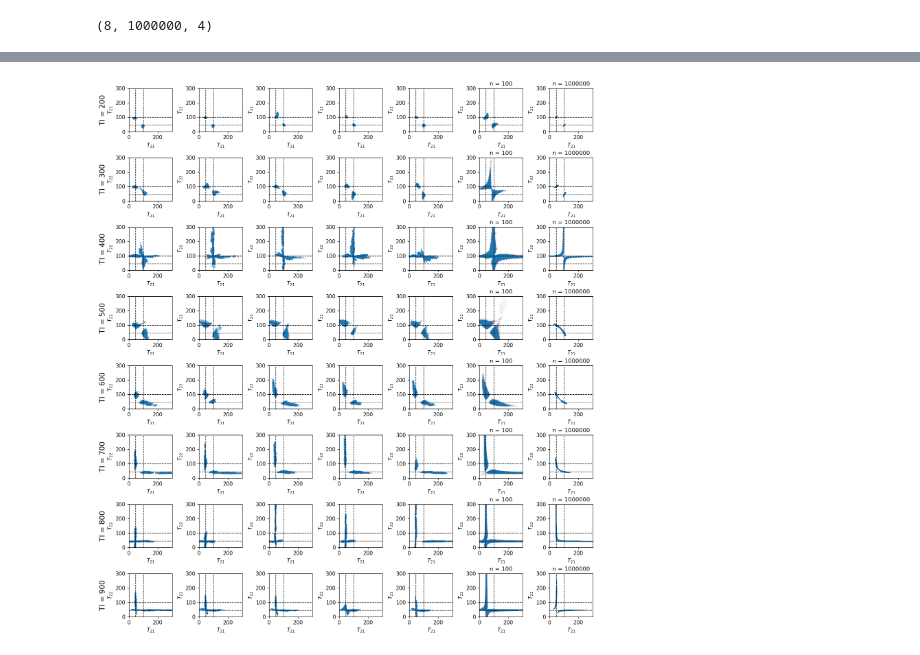
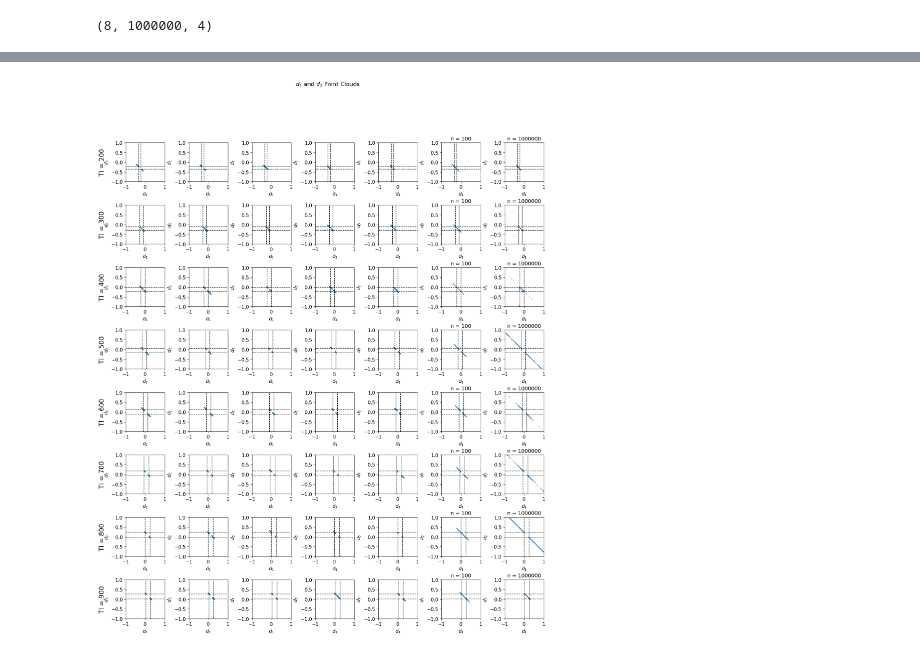
Before and after one commit to Griffin997/Stabilization, a Jupyter notebook: PDF_Bayes_Freq/visualize_TDA_freq_DATA.ipynb, the cells around one changed output, grey strips where cells are left out. Saved outputs shown, nothing was run; the diff lists cells and outputs as text; code cells hidden in the pictures.

```diff
--- a/PDF_Bayes_Freq/visualize_TDA_freq_DATA.ipynb
+++ b/PDF_Bayes_Freq/visualize_TDA_freq_DATA.ipynb
@@ -299,6 +303,6 @@ def create_huge_figure(datas, param_estimates, fileName = None, dpi = 100, upper
     if fileName:
         plt.savefig(fileName, dpi = dpi)
 # %%
-create_huge_figure(datas, param_estimates)
+create_huge_figure(datas, param_estimates, lower_bound = -1, upper_bound = 1, param_option = 0)
 # %% [output]
-[figure, old version]
+[figure, new version]
```
Also changed, not shown: parts of 6 cells of this notebook, 1 other file.
